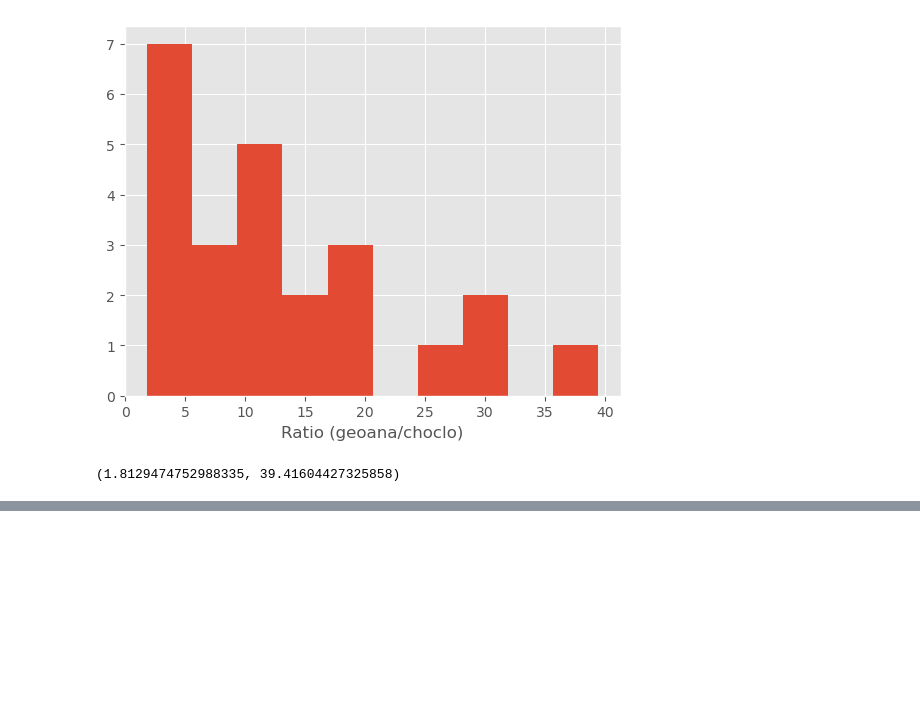
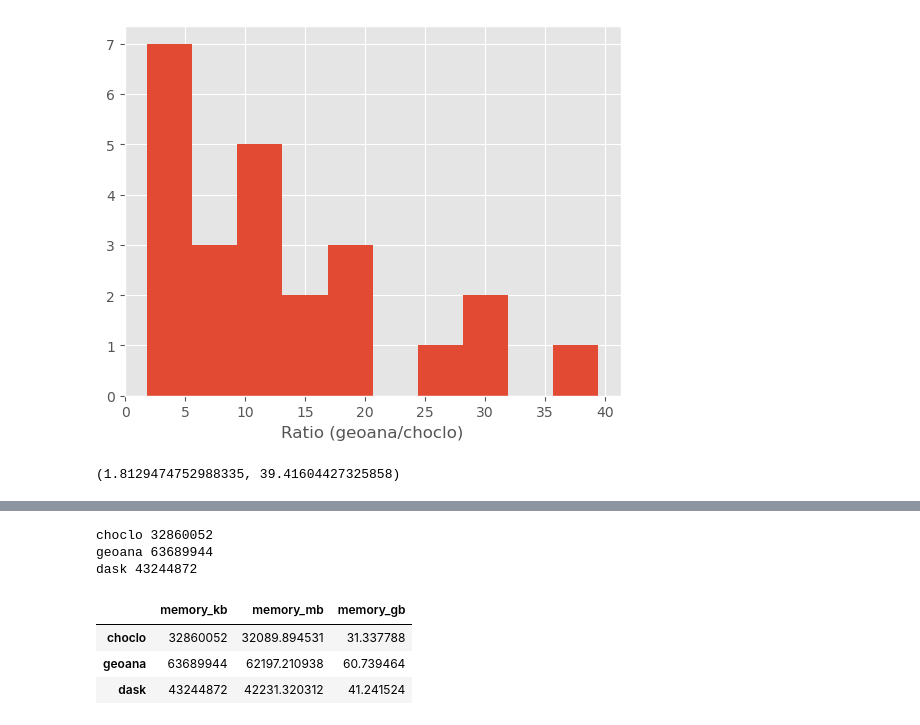
Before and after one commit to santisoler/simpeg-benchmarks-magnetic, a Jupyter notebook: code/figures.ipynb, the cells around one changed output, grey strips where cells are left out. Drawn from its saved outputs; the diff is of its cells as text; code cells hidden in the pictures; blank space fills up the shorter version.

Commit message:
Generate DataFrame with memory usage in figures nb

```diff
--- a/code/figures.ipynb
+++ b/code/figures.ipynb
@@ -698,0 +705,5 @@ ratii.values.min(), ratii.values.max()
+# %%
+import glob
+
+fnames = [f for f in glob.glob(str(results_dir / "memory-*"))]
+fnames
@@ -698,0 +774,29 @@ ratii.values.min(), ratii.values.max()
+# %%
+engines, memory_kb = [], []
+
+for fname in fnames:
+    with open(fname) as f:
+        for line in f:
+            if "Command being timed" in line:
+                engine = line.split()[-1].replace('"', "")
+                engines.append(engine)
+            elif "Maximum resident set size" in line:
+                max_memory = line.split()[-1]
+                memory_kb.append(int(max_memory))
+
+for engine, memory in zip(engines, memory_kb):
+    print(engine, memory)
+# %% [output]
+choclo 32860052
+geoana 63689944
+dask 43244872
+# %%
+df = pd.DataFrame(dict(memory_kb=memory_kb), index=engines)
+df["memory_mb"] = df.memory_kb / 1024
+df["memory_gb"] = df.memory_kb / 1024**2
+df
+# %% [output]
+|  | memory_kb | memory_mb | memory_gb |
+| choclo | 32860052 | 32089.894531 | 31.337788 |
+| geoana | 63689944 | 62197.210938 | 60.739464 |
+| dask | 43244872 | 42231.320312 | 41.241524 |
```
Also changed, not shown: parts of 7 cells of this notebook.
